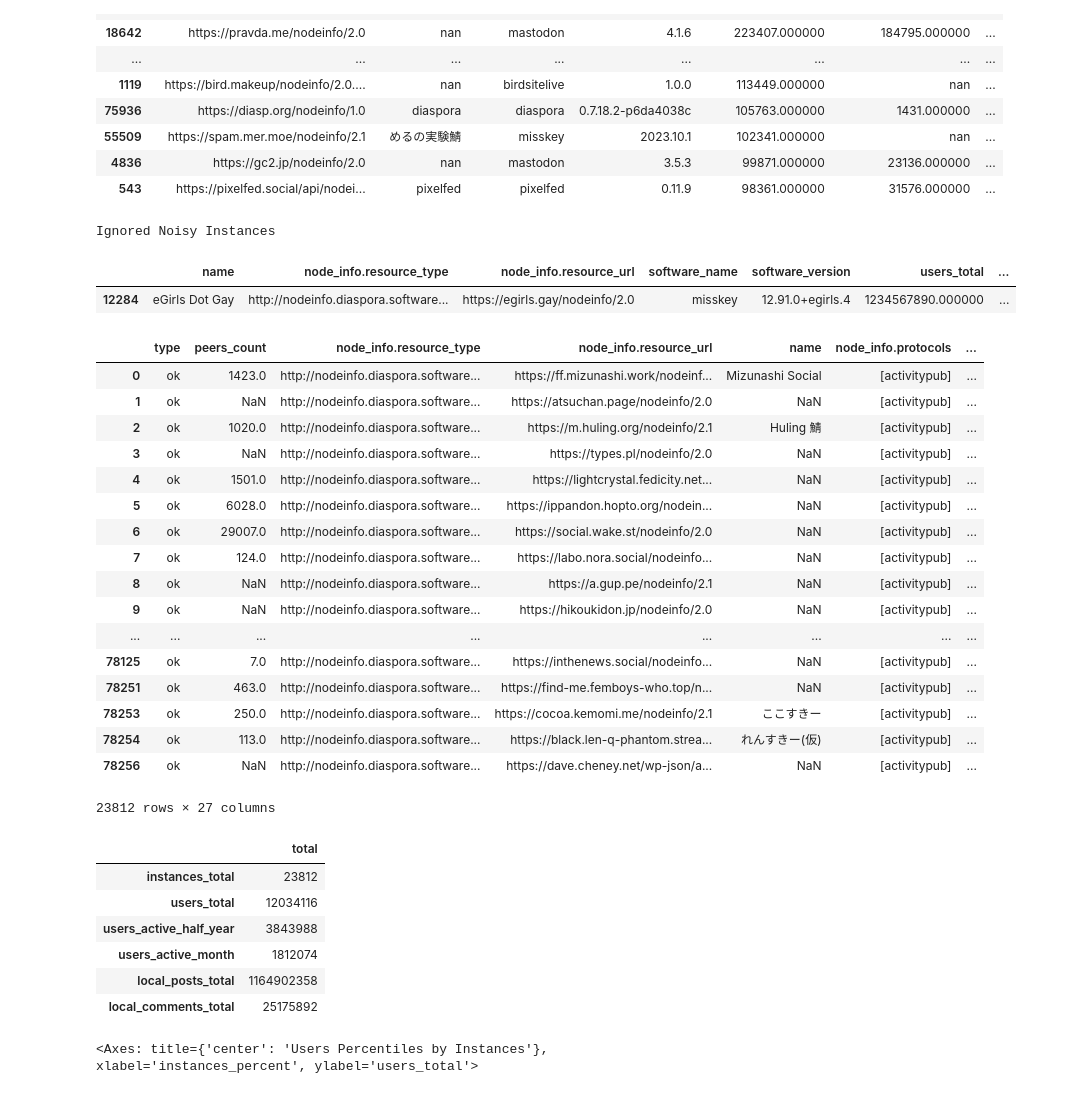
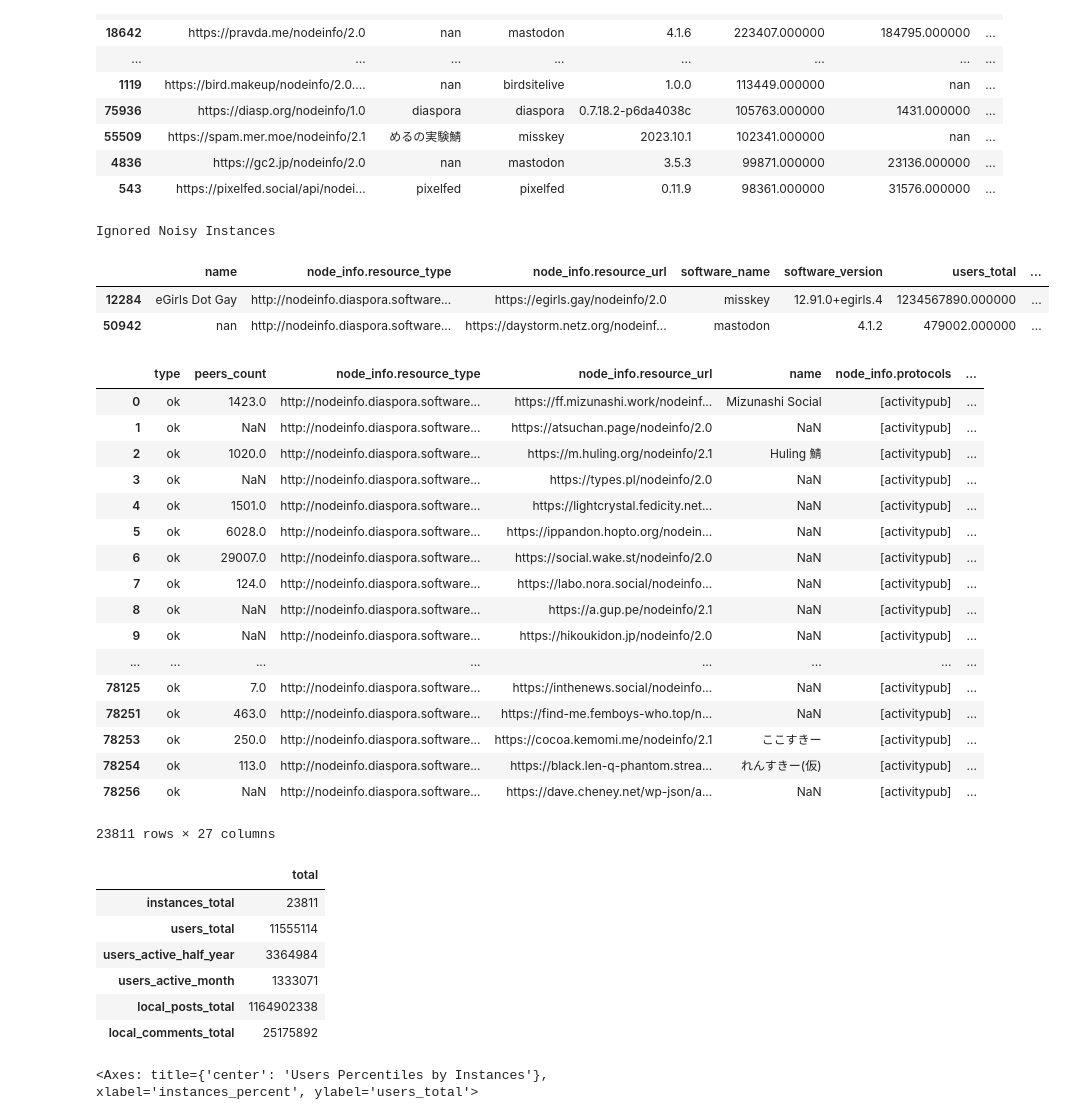
Before and after one commit to mizunashi-mana/fediverse-stats, a Jupyter notebook: notebook/fediverse-stats.ipynb, the cells around one changed output. Cells and saved outputs as stored; diff of their text form; code cells hidden in the pictures.

```diff
--- a/notebook/fediverse-stats.ipynb
+++ b/notebook/fediverse-stats.ipynb
@@ -246,25 +246,27 @@ Top Instances by Users
 | 543 | https://pixelfed.social/api/nodei... | pixelfed | pixelfed | 0.11.9 | 98361.000000 | 31576.000000 | ... |
 # %%
 blacklist = [
-    'https://egirls.gay/nodeinfo/2.0'
+    'https://egirls.gay/nodeinfo/2.0',
+    'https://daystorm.netz.org/nodeinfo/2.0',
 ]
 raw_ok_df[raw_ok_df['node_info.resource_url'].isin(blacklist)][[
     'name',
     'node_info.resource_type',
     'node_info.resource_url',
     'software_name',
     'software_version',
     'users_total',
     'users_active_half_year',
     'users_active_month',
     'local_posts_total',
     'local_comments_total',
     'peers_count'
 ]].style.set_caption('Ignored Noisy Instances')
 # %% [output]
 Ignored Noisy Instances
 |  | name | node_info.resource_type | node_info.resource_url | software_name | software_version | users_total | ... |
 | 12284 | eGirls Dot Gay | http://nodeinfo.diaspora.software... | https://egirls.gay/nodeinfo/2.0 | misskey | 12.91.0+egirls.4 | 1234567890.000000 | ... |
+| 50942 | nan | http://nodeinfo.diaspora.software... | https://daystorm.netz.org/nodeinf... | mastodon | 4.1.2 | 479002.000000 | ... |
 # %%
 ok_df = raw_ok_df[~raw_ok_df['node_info.resource_url'].isin(blacklist)]
 ok_df
@@ -286,7 +288,7 @@ ok_df
 | 78253 | ok | 250.0 | http://nodeinfo.diaspora.software... | https://cocoa.kemomi.me/nodeinfo/2.1 | ここすきー | [activitypub] | ... |
 | 78254 | ok | 113.0 | http://nodeinfo.diaspora.software... | https://black.len-q-phantom.strea... | れんすきー(仮) | [activitypub] | ... |
 | 78256 | ok | NaN | http://nodeinfo.diaspora.software... | https://dave.cheney.net/wp-json/a... | NaN | [activitypub] | ... |
-23812 rows × 27 columns
+23811 rows × 27 columns
 # %%
 pd.DataFrame(
     ok_df.loc[:, [
@@ -301,11 +303,11 @@ pd.DataFrame(
 )
 # %% [output]
 |  | total |
-| instances_total | 23812 |
-| users_total | 12034116 |
-| users_active_half_year | 3843988 |
-| users_active_month | 1812074 |
-| local_posts_total | 1164902358 |
+| instances_total | 23811 |
+| users_total | 11555114 |
+| users_active_half_year | 3364984 |
+| users_active_month | 1333071 |
+| local_posts_total | 1164902338 |
 | local_comments_total | 25175892 |
 # %%
 df = ok_df[['users_total']].quantile(list(map(lambda x: x / 100, range(101))))
```
Also changed, not shown: parts of 5 cells of this notebook.
